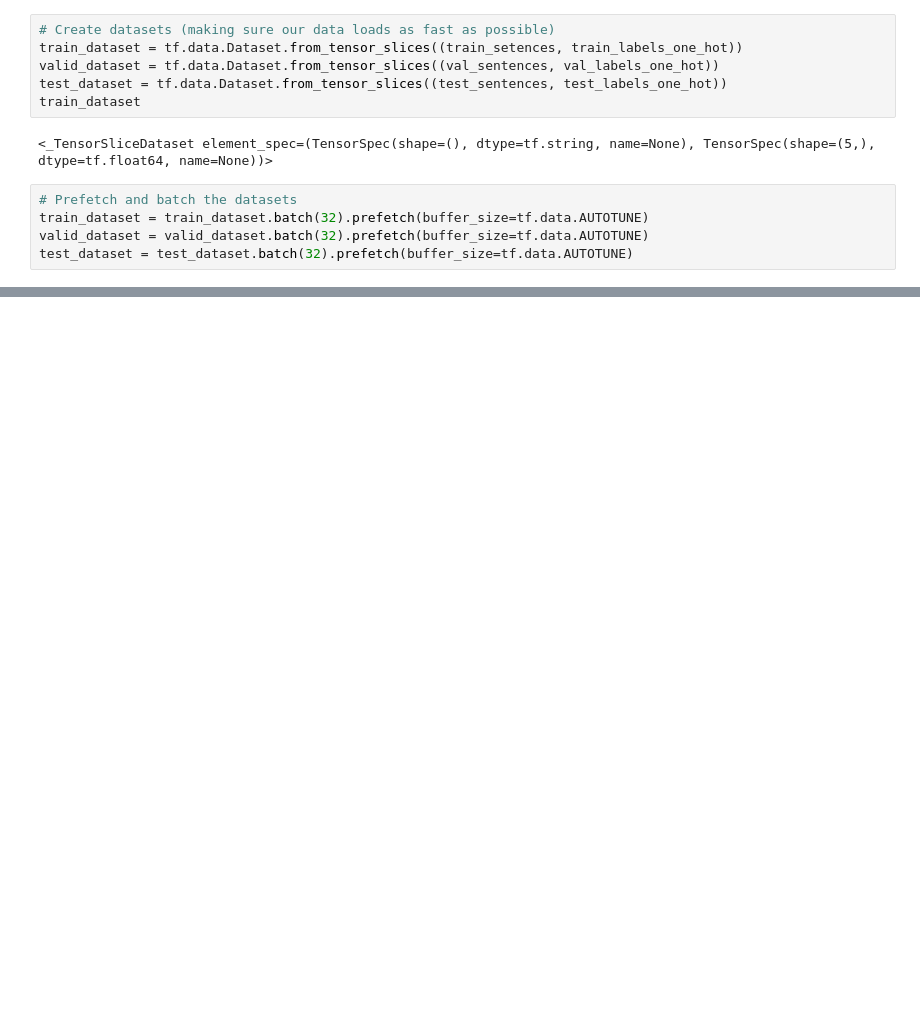
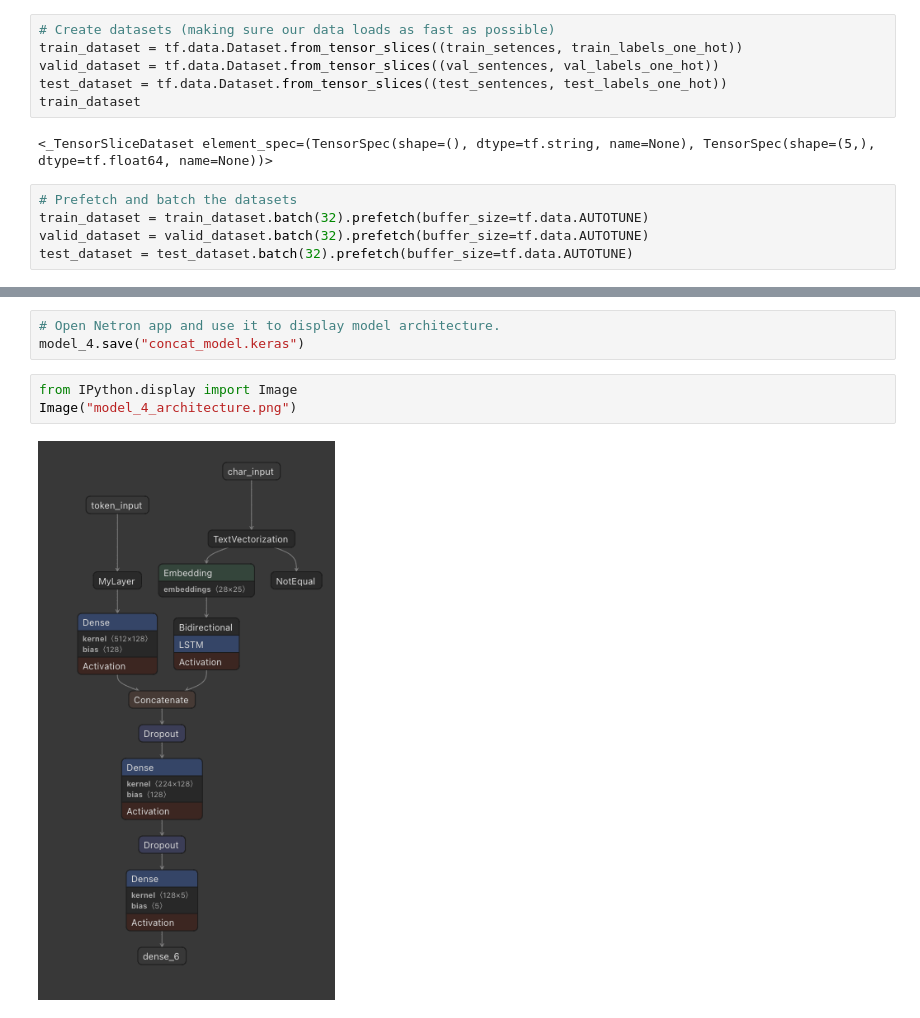
Before and after one commit to czhurdlespeed/TFDevCert, a Jupyter notebook: TFCert_Practice/09_SkimLit_nlp_milestone_project.ipynb, the cells around one changed output, grey strips where cells are left out. Drawn from its saved outputs; the diff is of its cells as text; blank space fills up the shorter version.

Commit message:
Character Embeddings & Combining multiple models

```diff
--- a/TFCert_Practice/09_SkimLit_nlp_milestone_project.ipynb
+++ b/TFCert_Practice/09_SkimLit_nlp_milestone_project.ipynb
@@ -541,0 +959,8 @@ model_1_results
+# %%
+# Open Netron app and use it to display model architecture.
+model_4.save("concat_model.keras")
+# %%
+from IPython.display import Image
+Image("model_4_architecture.png")
+# %% [output]
+[figure, added]
```
Also changed, not shown: parts of 45 cells of this notebook, 4 other files.
